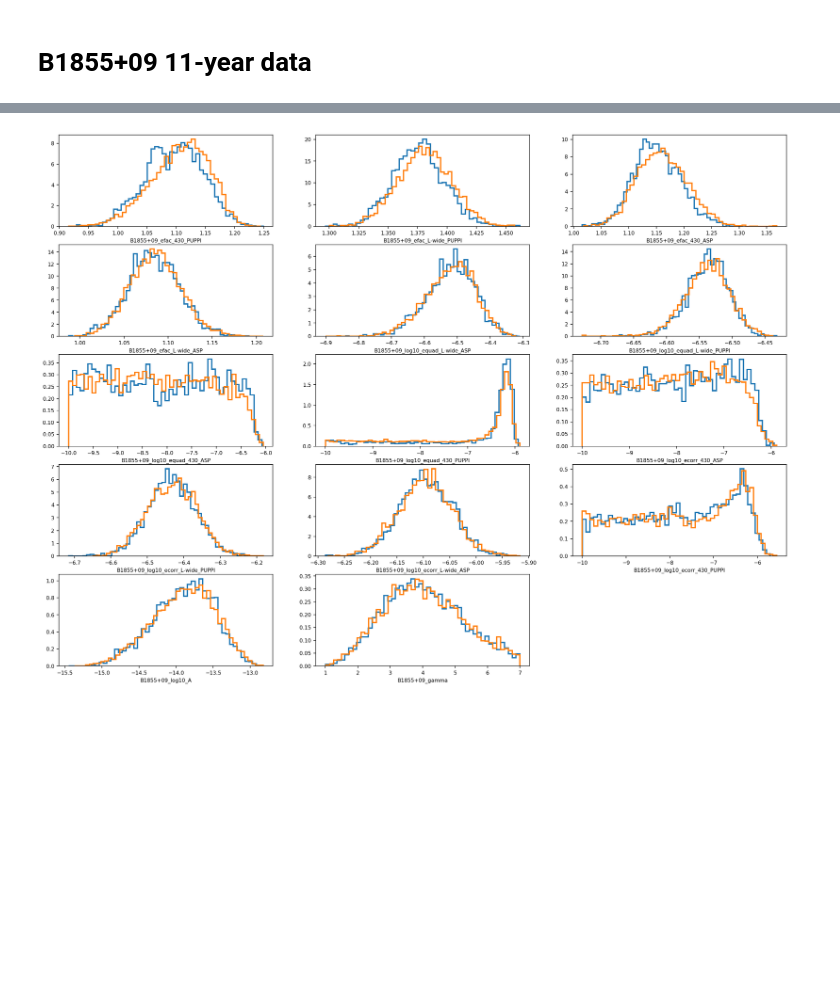
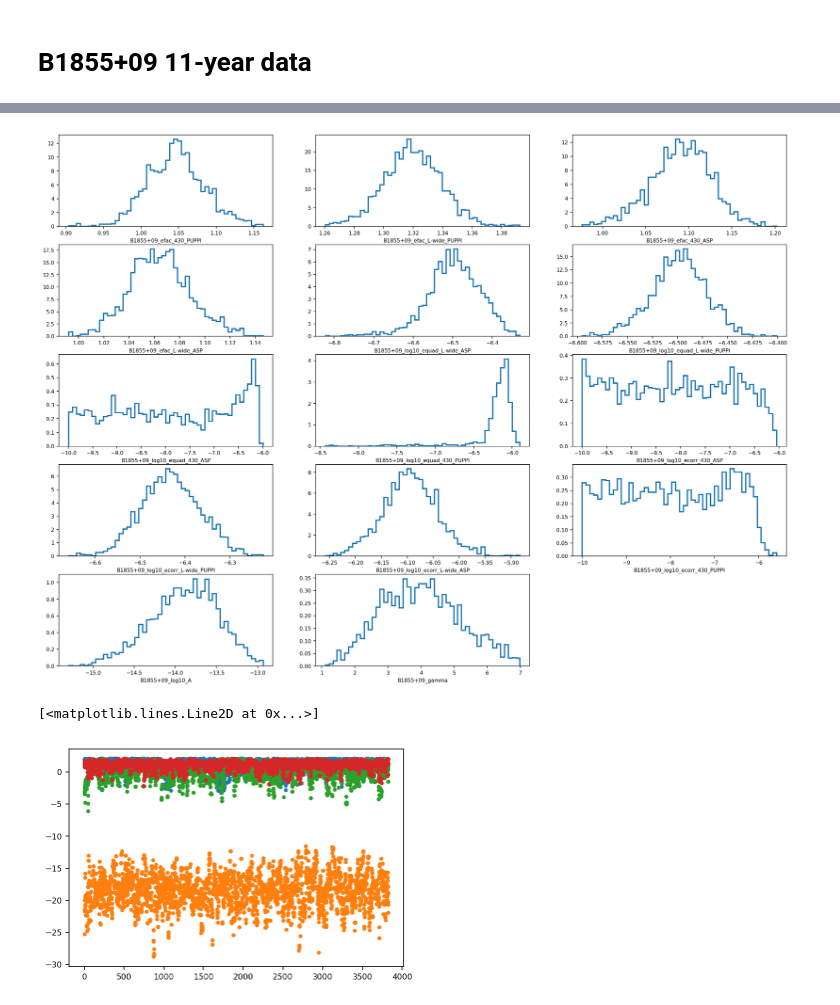
Before and after one commit to paulthebaker/enterprise, a Jupyter notebook: notebooks/jae_tests.ipynb, the cells around one changed output, grey strips where cells are left out. Drawn from its saved outputs; the diff is of its cells as text; code cells hidden in the pictures; blank space fills up the shorter version.

```diff
--- a/notebooks/jae_tests.ipynb
+++ b/notebooks/jae_tests.ipynb
@@ -529,7 +530,7 @@ psrs = [Pulsar(parfile, timfile)]
 # %%
 # white noise
 #efac = Uniform(0.5, 3)
-efac = Normal(mu=1, sigma=0.2)
+efac = Normal(1.0, 0.05)
 equad = Uniform(-10, -5)
 ecorr = Uniform(-10, -5)
 
@@ -599,7 +595,7 @@ plt.figure(figsize=(20, 15))
 for ii in range(14):
     plt.subplot(5,3,ii+1)
     plt.hist(chain[burn:,ii], 50, normed=True, lw=2, histtype='step')
-    plt.hist(chain2[burn2:,ii], 50, normed=True, lw=2, histtype='step')
+    #plt.hist(chain2[burn2:,ii], 50, normed=True, lw=2, histtype='step')
     plt.xlabel(pars[ii])
 
 plt.savefig('1855_test.pdf')
@@ -607,4 +603,13 @@ plt.savefig('1855_test.pdf')
 
 #ax = corner(chain[burn:,:-4], labels=pars)
 # %% [output]
-[figure, old version]
+[figure, new version]
+# %%
+prior = chain[:,-4] - chain[:,-3]
+plt.plot(lik.params[0].get_logpdf(chain[burn:,0]), '.')
+plt.plot(lik.params[1].get_logpdf(chain[burn:,1]), '.')
+plt.plot(lik.params[2].get_logpdf(chain[burn:,2]), '.')
+plt.plot(lik.params[3].get_logpdf(chain[burn:,3]), '.')
+# %% [output]
+[<matplotlib.lines.Line2D at 0x...>]
+[figure, added]
```
Also changed, not shown: parts of 10 cells of this notebook.
